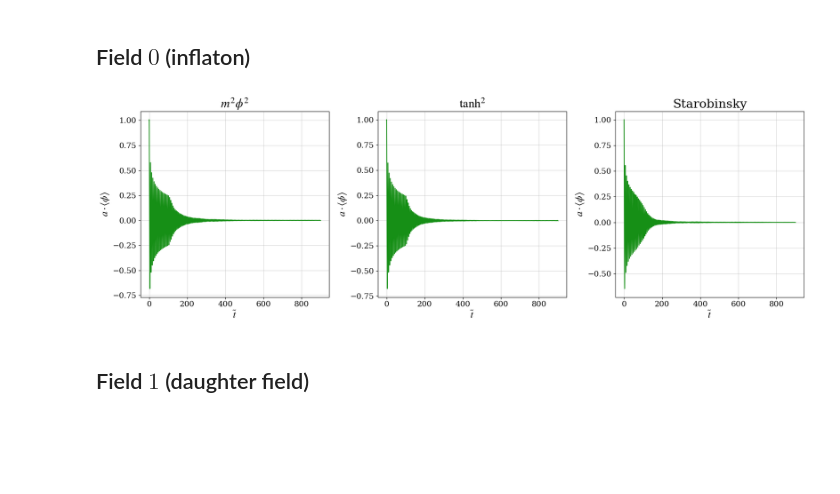
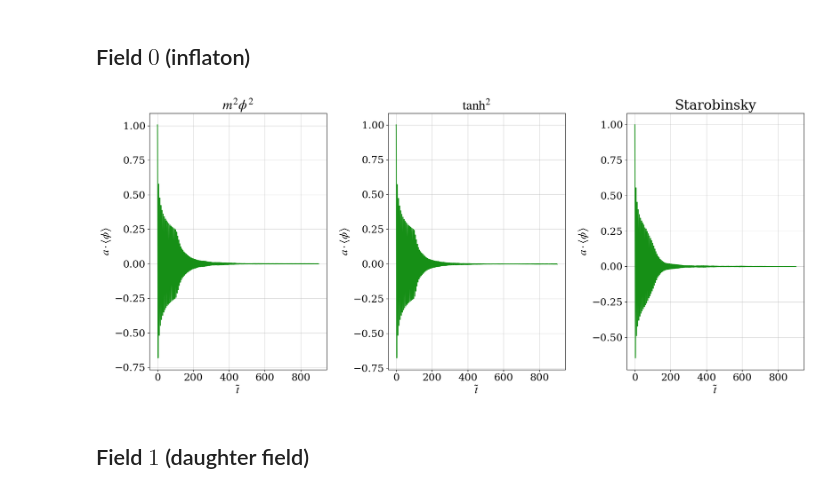
Before and after one commit to TomasCiccarella/Tesis, a Jupyter notebook: cosmolattice/m2phi2_tanh2_starobinsky3.ipynb, the cells around one changed output. Saved outputs shown, nothing was run; the diff lists cells and outputs as text; code cells hidden in the pictures; blank space fills up the shorter version.

```diff
--- a/cosmolattice/m2phi2_tanh2_starobinsky3.ipynb
+++ b/cosmolattice/m2phi2_tanh2_starobinsky3.ipynb
@@ -49,14 +49,14 @@ if expansion == True:
     aDat_starobinsky3 = np.loadtxt(dir_starobinsky3 + "average_scale_factor.txt")
 
     #plot a#plot a
-    plt.figure(figsize=(18, 6))
+    plt.figure(figsize=(18, 8))
 
     plt.subplot(1, 3, 1)
     plt.plot(aDat_m2phi2[:,0], aDat_m2phi2[:,1], color = "#168F16", lw = 3)
     plt.plot(aDat_m2phi2[:,0], aDat_m2phi2[:,0]**(2/3)+1, ls = "--", color = "#8a0e0e", lw = 3)
-    plt.ylabel("$a$", fontsize = 18)
-    plt.xlabel('$\\tilde\eta$', fontsize = 18)
-    plt.title(r"$m^2 \phi^2$", fontsize = 22)
+    plt.ylabel("$a$")
+    plt.xlabel('$\\tilde t$')
+    plt.title(r"$m^2 \phi^2$")
     plt.xscale('log')
     plt.yscale('log')
     plt.grid(alpha = 0.5)
@@ -64,9 +64,9 @@ if expansion == True:
     plt.subplot(1, 3, 2)
     plt.plot(aDat_tanh2[:,0], aDat_tanh2[:,1], color = "#168F16", lw = 3)
     plt.plot(aDat_tanh2[:,0], aDat_tanh2[:,0]**(2/3)+1, ls = "--", color = "#8a0e0e", lw = 3)
-    plt.ylabel("$a$", fontsize = 18)
-    plt.xlabel('$\\tilde\eta$', fontsize = 18)
-    plt.title(r"$\tanh^2$", fontsize = 22)
+    plt.ylabel("$a$")
+    plt.xlabel('$\\tilde t$')
+    plt.title(r"$\tanh^2$")
     plt.xscale('log')
     plt.yscale('log')
     plt.grid(alpha = 0.5)
@@ -74,9 +74,9 @@ if expansion == True:
     plt.subplot(1, 3, 3)
     plt.plot(aDat_starobinsky3[:,0], aDat_starobinsky3[:,1], color = "#168F16", lw = 3)
     plt.plot(aDat_starobinsky3[:,0], aDat_starobinsky3[:,0]**(2/3)+1, ls = "--", color = "#8a0e0e", lw = 3)
-    plt.ylabel("$a$", fontsize = 18)
-    plt.xlabel('$\\tilde\eta$', fontsize = 18)
-    plt.title(r"Starobinsky", fontsize = 22)
+    plt.ylabel("$a$")
+    plt.xlabel('$\\tilde t$')
+    plt.title(r"Starobinsky")
     plt.xscale('log')
     plt.yscale('log')
     plt.grid(alpha = 0.5)
@@ -136,35 +136,35 @@ def plot_fld(fldDat, fldNum="", aDat=None):
 # %%
 infDat_m2phi2 = np.loadtxt(dir_m2phi2 + "average_scalar_0.txt")
 infDat_tanh2 = np.loadtxt(dir_tanh2 + "average_scalar_0.txt")
 infDat_starobinsky3 = np.loadtxt(dir_starobinsky3 + "average_scalar_0.txt")
 
-plt.figure(figsize=(18, 6))
+plt.figure(figsize=(18, 8))
 
 plt.subplot(1, 3, 1)
 plt.plot(infDat_m2phi2[:,0], aDat_m2phi2[:,1] * infDat_m2phi2[:,1], color = "#168F16")
-plt.xlabel("$\\tilde t$", fontsize = 18)
-plt.ylabel(r"$a\cdot\langle \phi \rangle$", fontsize = 18)
-plt.title(r'$m^2 \phi^2$', fontsize = 22)
+plt.xlabel("$\\tilde t$")
+plt.ylabel(r"$a\cdot\langle \phi \rangle$")
+plt.title(r'$m^2 \phi^2$')
 plt.grid(alpha = 0.5)
 
 plt.subplot(1, 3, 2)
 plt.plot(infDat_tanh2[:,0], aDat_tanh2[:,1] * infDat_tanh2[:,1], color = "#168F16")
-plt.xlabel("$\\tilde t$", fontsize = 18)
-plt.ylabel(r"$a\cdot\langle \phi \rangle$", fontsize = 18)
-plt.title(r'$\tanh^2$', fontsize = 22)
+plt.xlabel("$\\tilde t$")
+plt.ylabel(r"$a\cdot\langle \phi \rangle$")
+plt.title(r'$\tanh^2$')
 plt.grid(alpha = 0.5)
 
 plt.subplot(1, 3, 3)
 plt.plot(infDat_starobinsky3[:,0], aDat_starobinsky3[:,1] * infDat_starobinsky3[:,1], color = "#168F16")
-plt.xlabel("$\\tilde t$", fontsize = 18)
-plt.ylabel(r"$a\cdot\langle \phi \rangle$", fontsize = 18)
-plt.title(r"Starobinsky", fontsize = 22)
+plt.xlabel("$\\tilde t$")
+plt.ylabel(r"$a\cdot\langle \phi \rangle$")
+plt.title(r"Starobinsky")
 plt.grid(alpha = 0.5)
 
 plt.tight_layout()
 plt.savefig("CosmoLattice_background_phi_m2phi2tanh2Starobinsky.pdf", format = "pdf")
 # %% [output]
-[figure, old version]
+[figure, new version]
 # %% [markdown]
 ## Field $1$ (daughter field)
 # %%
```
Also changed, not shown: parts of 14 cells of this notebook, 35 other files.
